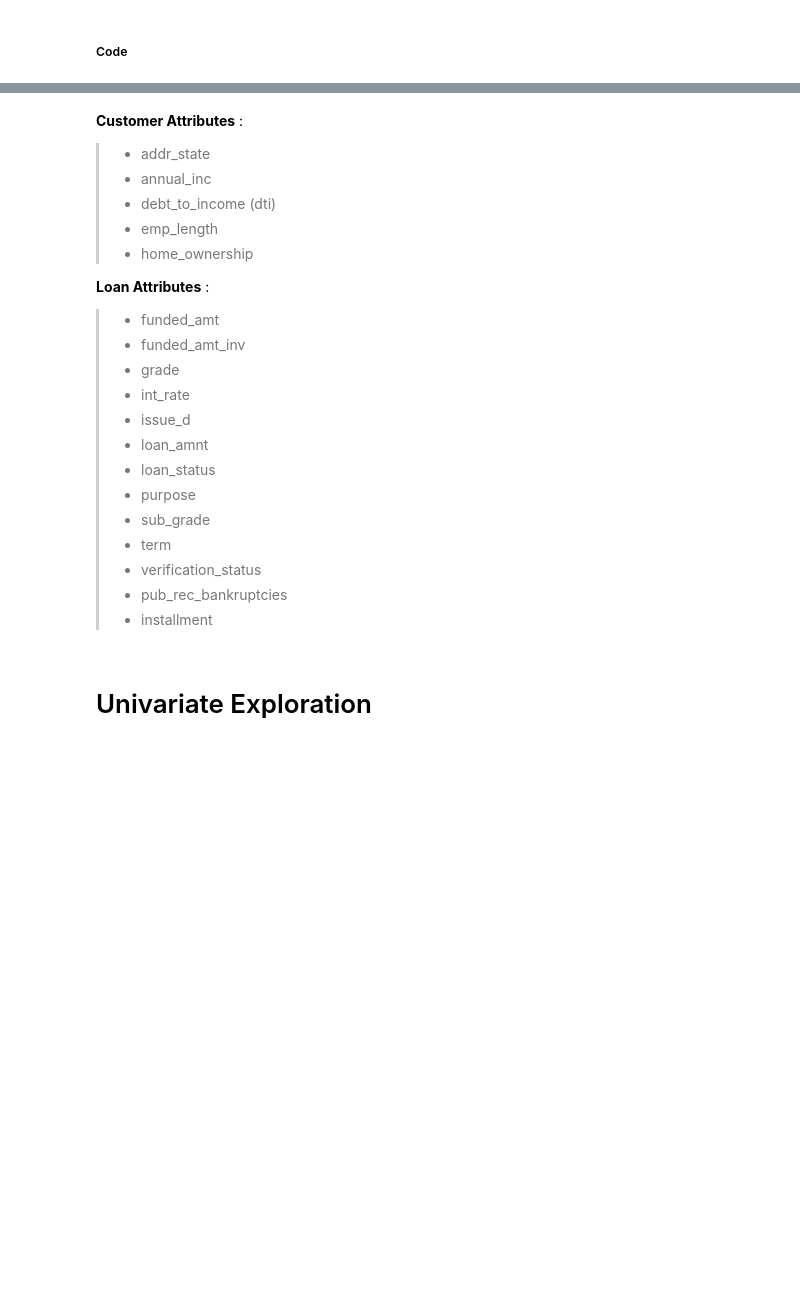
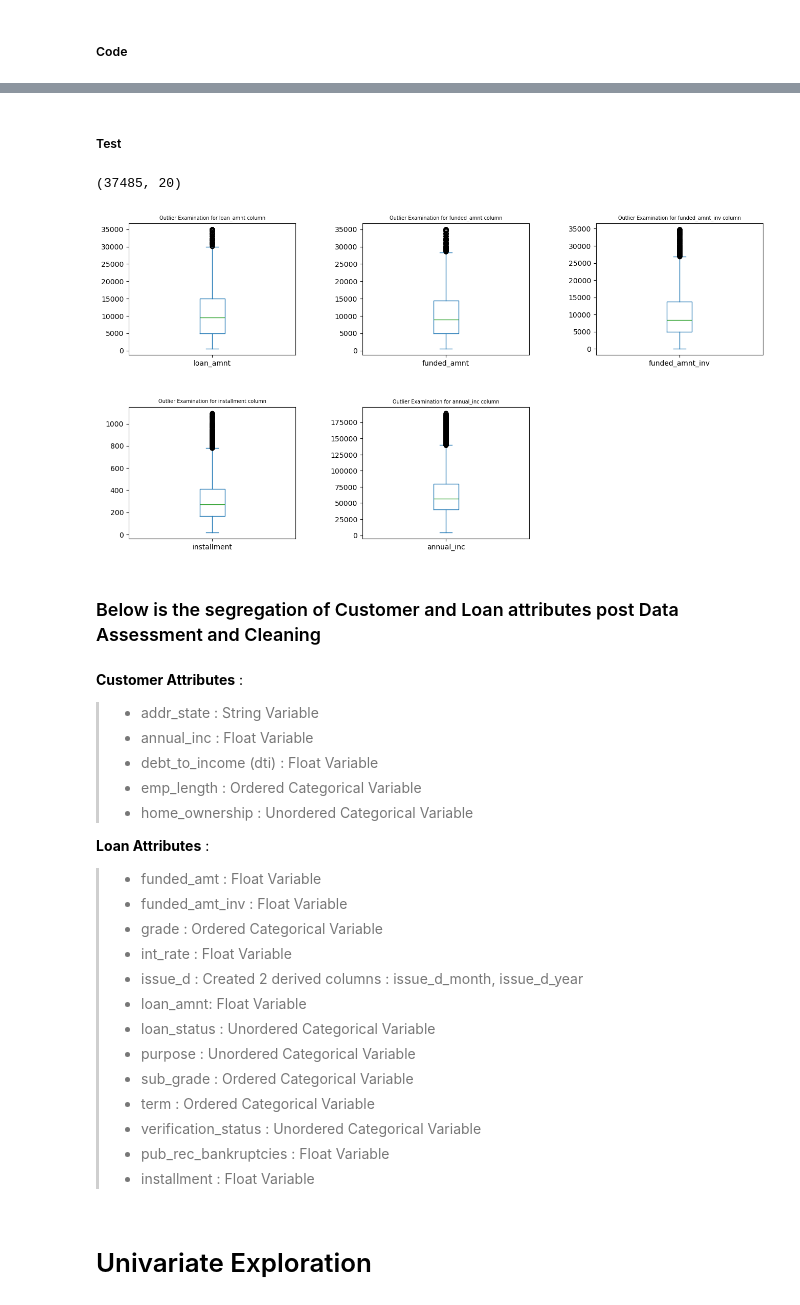
Before and after one commit to AnkitSurana/LendingClubCaseStudy, a Jupyter notebook: Ankit/Group_Facilitator_Name.ipynb, the cells around one changed output, grey strips where cells are left out. Drawn from its saved outputs; the diff is of its cells as text; code cells hidden in the pictures; blank space fills up the shorter version.

```diff
--- a/Ankit/Group_Facilitator_Name.ipynb
+++ b/Ankit/Group_Facilitator_Name.ipynb
@@ -639,26 +596,43 @@ No of records dropped to remove outliers : 0, which is 0.0 %
+# %%
+# Setting the upper quartile to 80% as most outliers lay outside the 80% range.
+Q1 = df_clean[cols].quantile(0.05)
+Q3 = df_clean[cols].quantile(0.80)
+IQR = Q3 - Q1
+
+df_clean = df_clean[~((df_clean[cols] < (Q1 - 1.5 * IQR)) | (df_clean[cols] > (Q3 + 1.5 * IQR))).any(axis=1)]
+# %% [markdown]
+##### Test
+# %%
+outlier_plot(df_clean, cols)
+df_clean.shape
+# %% [output]
+(37485, 20)
+[figure, added]
+# %% [markdown]
+### Below is the segregation of Customer and Loan attributes post Data Assessment and Cleaning
 # %% [markdown]
 
 __Customer Attributes__ :
-> * addr_state
-> * annual_inc
-> * debt_to_income (dti)
-> * emp_length
-> * home_ownership
+> * addr_state : String Variable
+> * annual_inc : Float Variable
+> * debt_to_income (dti) : Float Variable
+> * emp_length : Ordered Categorical Variable
+> * home_ownership : Unordered Categorical Variable
 
 
 __Loan Attributes__ :
-> * funded_amt
-> * funded_amt_inv
-> * grade
-> * int_rate
-> * issue_d
-> * loan_amnt
-> * loan_status
-> * purpose
-> * sub_grade
-> * term
-> * verification_status
-> * pub_rec_bankruptcies
-> * installment
+> * funded_amt : Float Variable
+> * funded_amt_inv : Float Variable
+> * grade : Ordered Categorical Variable
+> * int_rate : Float Variable
+> * issue_d : Created 2 derived columns : issue_d_month, issue_d_year
+> * loan_amnt: Float Variable
+> * loan_status : Unordered Categorical Variable
+> * purpose : Unordered Categorical Variable
+> * sub_grade : Ordered Categorical Variable
+> * term : Ordered Categorical Variable
+> * verification_status : Unordered Categorical Variable
+> * pub_rec_bankruptcies : Float Variable
+> * installment : Float Variable
 # %% [markdown]
 # Univariate Exploration
```
Also changed, not shown: parts of 31 cells of this notebook.
